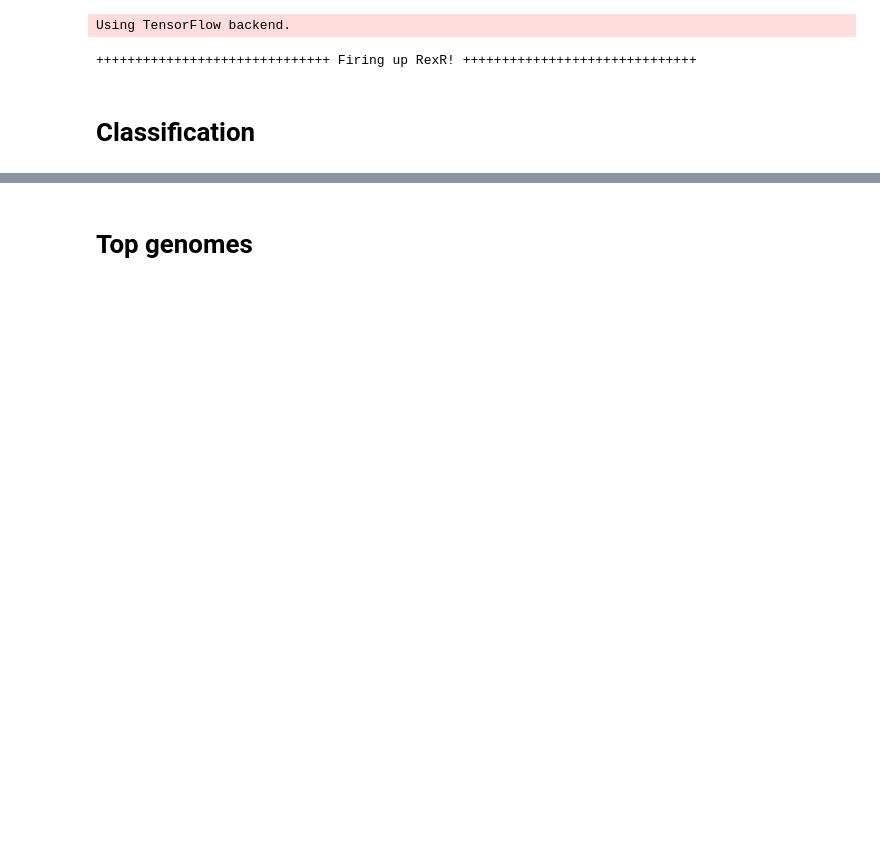
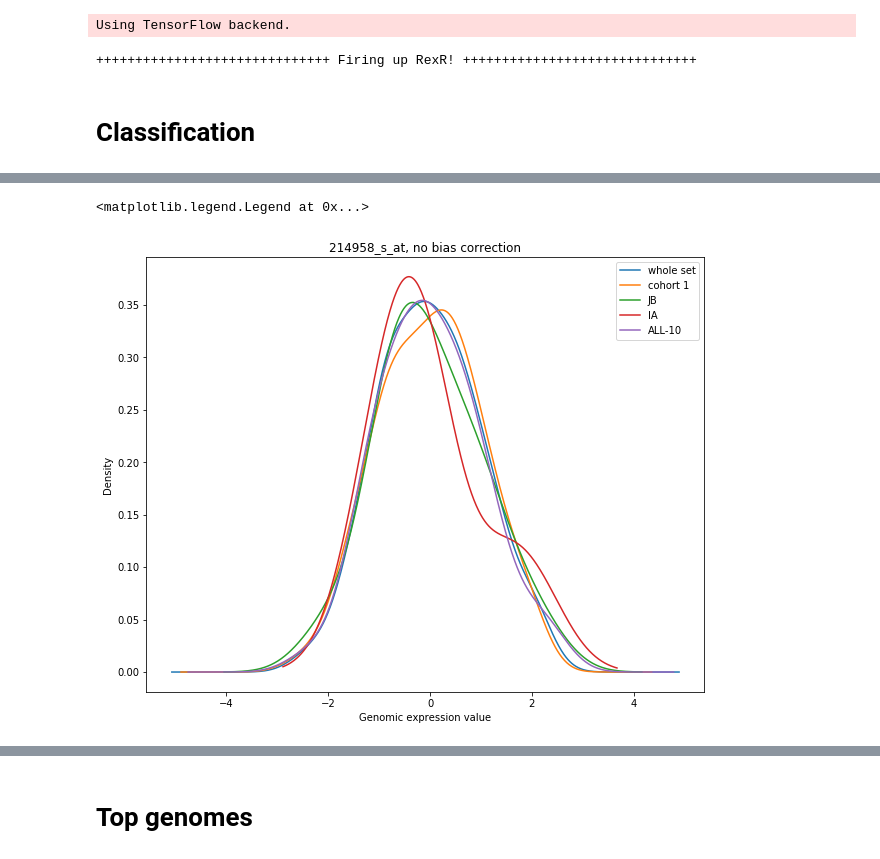
Before and after one commit to bramiozo/RexR, a Jupyter notebook: notebook.ipynb, the cells around one changed output, grey strips where cells are left out. Cells and saved outputs as stored; diff of their text form; code cells hidden in the pictures; blank space fills up the shorter version.

```diff
--- a/notebook.ipynb
+++ b/notebook.ipynb
@@ -38,0 +79,19 @@ DIMRED_DICT = {"type": DIM_TYPE, "n_comp": DIM_NUM}
+# %%
+plt.figure(figsize=(10,8))
+ch = Rocket.DATA_merged["array-batch"].isin(["cohort 1", "JB", "IA", "ALL-10"])
+
+Rocket.DATA_merged.loc[ch, '214958_s_at'].plot.kde(label='whole set')
+Rocket.DATA_merged.ix[Rocket.DATA_merged['array-batch']=='cohort 1']['214958_s_at'].plot.kde(label='cohort 1')
+Rocket.DATA_merged.ix[Rocket.DATA_merged['array-batch']=='JB']['214958_s_at'].plot.kde(label='JB')
+Rocket.DATA_merged.ix[Rocket.DATA_merged['array-batch']=='IA']['214958_s_at'].plot.kde(label='IA')
+Rocket.DATA_merged.ix[Rocket.DATA_merged['array-batch']=='ALL-10']['214958_s_at'].plot.kde(label='ALL-10')
+#Rocket.DATA_merged['200934_at'].plot.kde(label='200934_at')
+#Rocket.DATA_merged['207908_at'].plot.kde(label='207908_at')
+#Rocket.DATA_merged['205107_s_at'].plot.kde(label='205107_s_at')
+#Rocket.DATA_merged['243806_at'].plot.kde(label='243806_at')
+plt.title('214958_s_at, no bias correction')
+plt.xlabel('Genomic expression value')
+plt.legend()
+# %% [output]
+<matplotlib.legend.Legend at 0x...>
+[figure, added]
```
Also changed, not shown: parts of 10 cells of this notebook, 15 other files.
